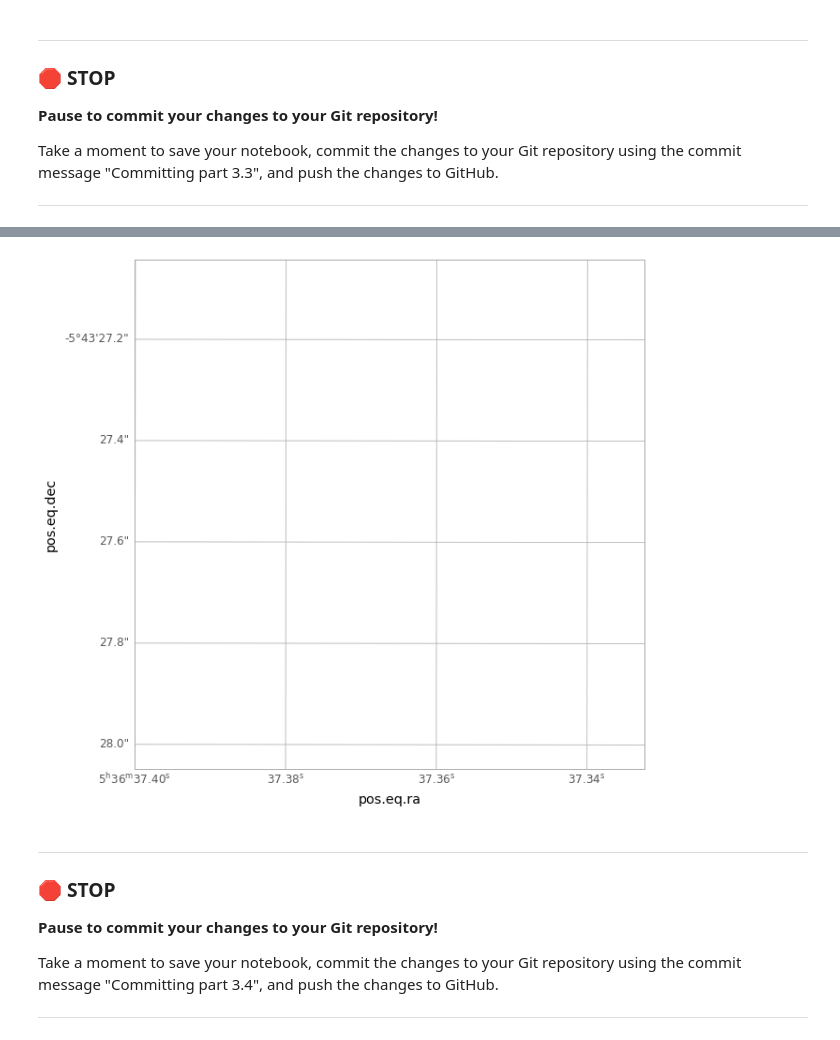
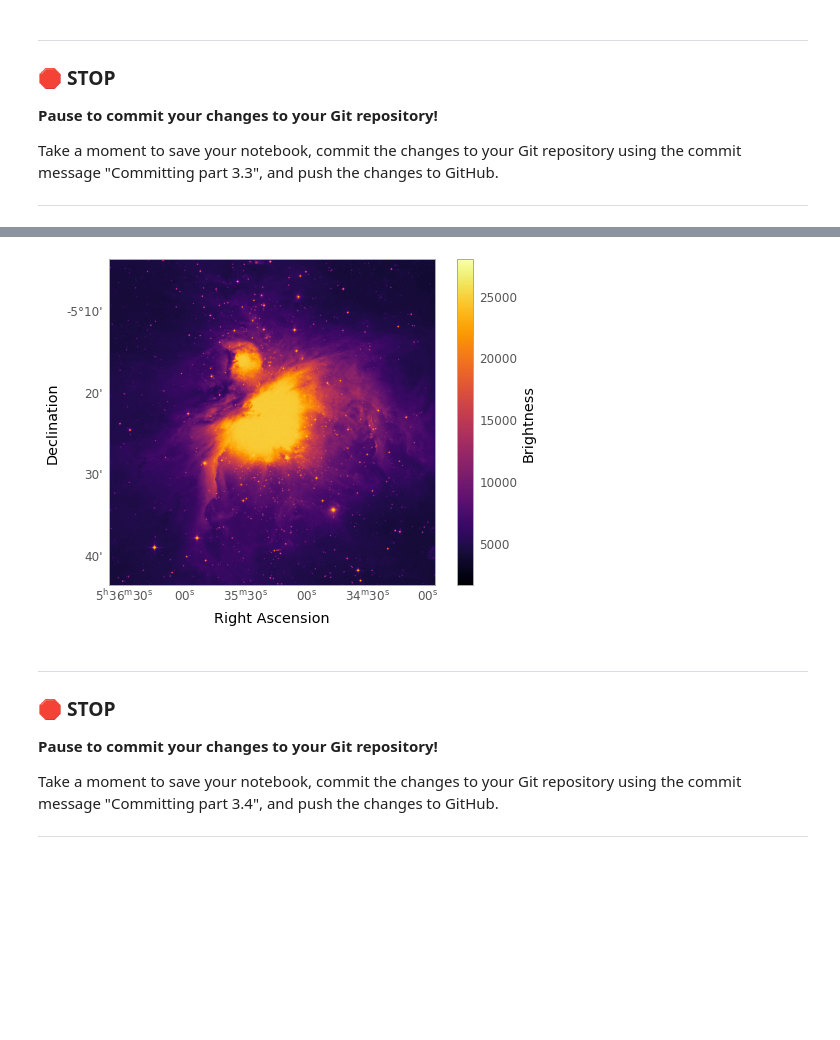
Before and after one commit to patelta2/cmse202-s21-turnin, a Jupyter notebook: hw-01/HW-01_GitPracticeDebuggingAndPythonPackages-TanmayPatel.ipynb, the cells around one changed output, grey strips where cells are left out. Saved outputs shown, nothing was run; the diff lists cells and outputs as text; code cells hidden in the pictures; blank space fills up the shorter version.

```diff
--- a/hw-01/HW-01_GitPracticeDebuggingAndPythonPackages-TanmayPatel.ipynb
+++ b/hw-01/HW-01_GitPracticeDebuggingAndPythonPackages-TanmayPatel.ipynb
@@ -353,9 +353,8 @@ from astropy.wcs import WCS
 
 IR = fits.open('m42_40min_ir.fits')
 IR_proj = WCS(IR[0].header)
-plt.figure(figsize = (15,10))
 plt.subplot(projection = IR_proj)
-plt.imshow(IR_proj, origin='lower')
+plt.imshow(Infrared_data, origin='lower')
 plt.colorbar(label = "Brightness")
 plt.inferno()
 plt.grid()
@@ -366,4 +378,4 @@ TypeError: Image data of dtype object cannot be converted to float
-[figure, old version]
+[figure, new version]
 # %% [markdown]
 ---
 ### &#128721; STOP
```
Also changed, not shown: parts of 3 cells of this notebook.
